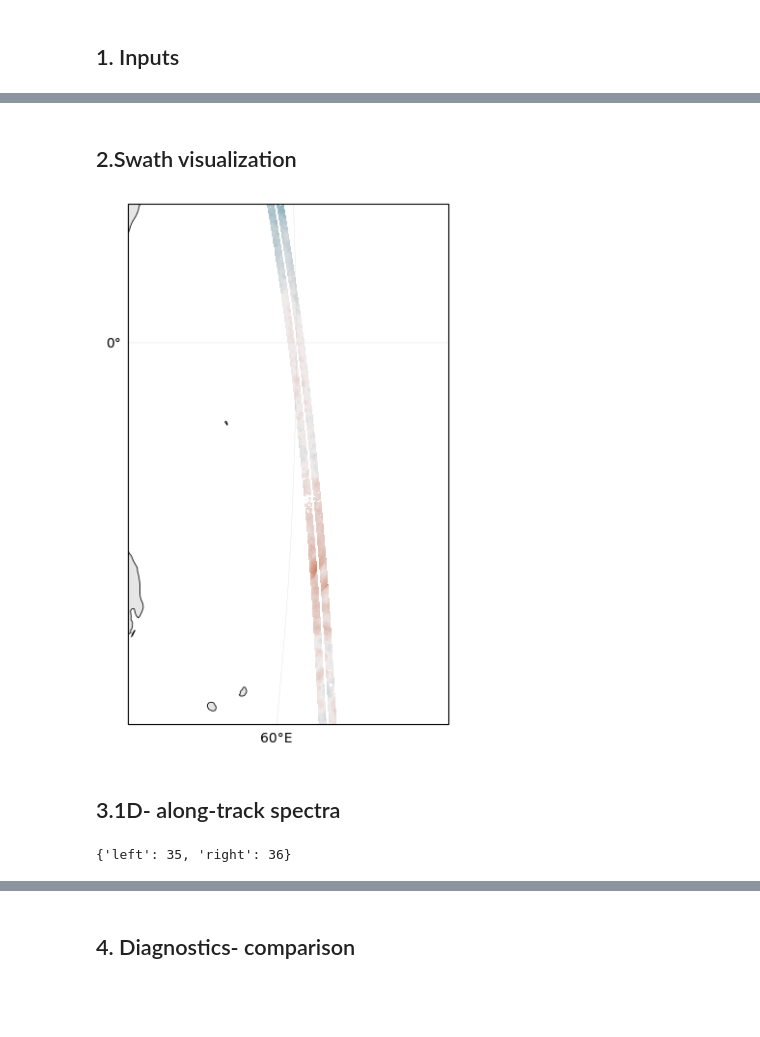
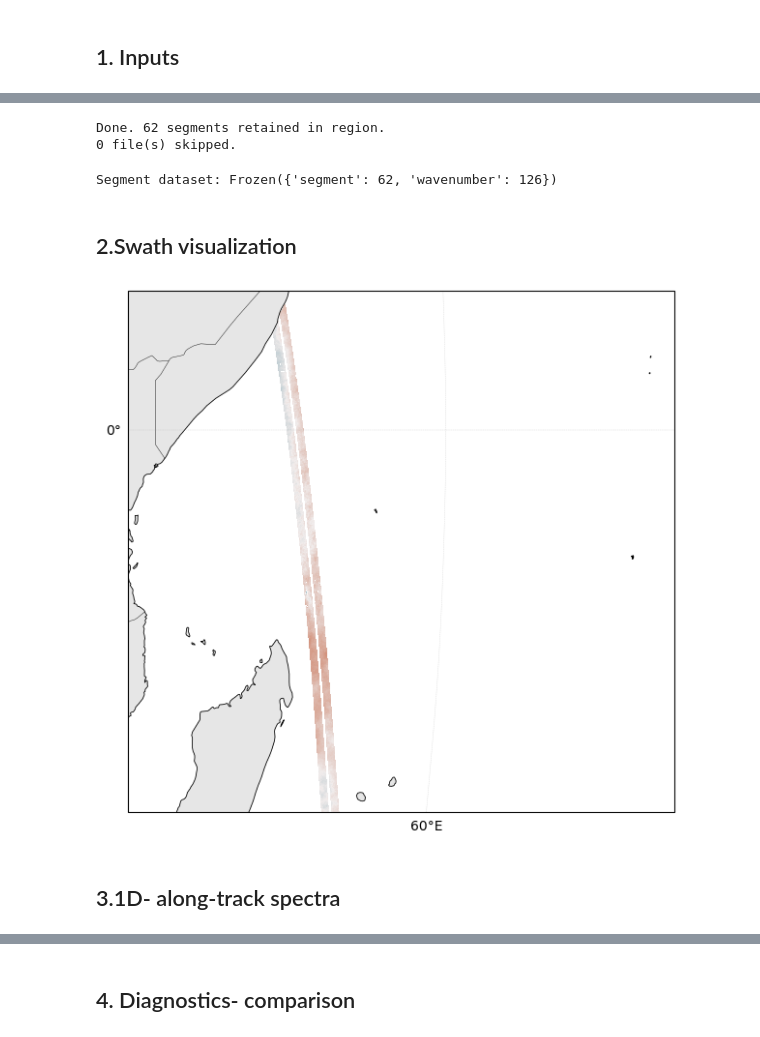
Before and after one commit to zcasparco/SWOT_UHH, a Jupyter notebook: dev/Unsmoothed_to_Expert_aliasing-Copy1.ipynb, the cells around one changed output, grey strips where cells are left out. Cells and saved outputs as stored; diff of their text form; code cells hidden in the pictures; blank space fills up the shorter version.

```diff
--- a/dev/Unsmoothed_to_Expert_aliasing-Copy1.ipynb
+++ b/dev/Unsmoothed_to_Expert_aliasing-Copy1.ipynb
@@ -22,18 +24,48 @@ from swot_analysis import load_swot_l2_expert,load_swot_l2_unsmoothed
 # %%
 # ── Files ──────────────────────────────────────────────────────────────────
 DATA_DIR        = '/Volumes/PortableSSD/'
+OUTPUT_DIR = None
+
 if False:
     EXPERT_FILE     = 'SWOT_L2_LR_Expert_013_344_mascarene_test.nc'
     UNSMOOTHED_FILE = 'SWOT_L2_LR_Unsmoothed_013_344_mascarene_test.nc'
+if False:
+    EXPERT_FILE     = 'SWOT_L2_LR_Expert_023_344_mascarene_test.nc'
+    UNSMOOTHED_FILE = 'SWOT_L2_LR_Unsmoothed_023_344_mascarene_test.nc'
+
 if True:
-    EXPERT_FILE     = 'SWOT_L2_LR_Expert_023_344_mascarene_test2.nc'
-    UNSMOOTHED_FILE = 'SWOT_L2_LR_Unsmoothed_023_344_mascarene_test2.nc'
+    EXPERT_FILE     = 'SWOT_L2_LR_Expert_024_456_mascarene_test.nc'
+    UNSMOOTHED_FILE = 'SWOT_L2_LR_Unsmoothed_024_456_mascarene_test.nc'
+
+if False:
+    EXPERT_FILE     = 'SWOT_L2_LR_Expert_013_505_amazon_test.nc'
+    UNSMOOTHED_FILE = 'SWOT_L2_LR_Unsmoothed_013_505_amazon_test.nc'
+
+if False:
+    EXPERT_FILE     = 'SWOT_L2_LR_Expert_023_561_amazon_test.nc'
+    UNSMOOTHED_FILE = 'SWOT_L2_LR_Unsmoothed_023_561_amazon_test.nc'
+
+if False:
+    EXPERT_FILE     = 'SWOT_L2_LR_Expert_024_477_amazon_test.nc'
+    UNSMOOTHED_FILE = 'SWOT_L2_LR_Unsmoothed_013_505_amazon_test.nc'
 
 # ── Spectral parameters ───────────────────────────────────────────────────────
 SEGMENT_LENGTH_KM = 500.0
 OVERLAP           = 0.5
-MAX_GAP_FRACTION  = 0.25
+MAX_NAN_FRACTION = 0.15
+MAX_GAP_FRACTION = 0.1
+
+N_TAPS = 17
+MAX_GAP_KM = 75.0
 DETREND = 'constant'
+
+# ── Grid parameters ───────────────────────────────────────────────────────
+DX1_NATIVE_KM = 0.25
+DX2_NATIVE_KM = 0.25
+
+DX1_EXPERT_KM = 2.0
+DX2_EXPERT_KM = 2.0
+
 # ── Box size ──────────────────────────────────────────────────────────────────
 LAT_MIN, LAT_MAX, LON_MIN, LON_MAX = -60.0,60.0, 0.0, 360.0
 BOX_DEG = 10.0
@@ -41,3 +73,4 @@ BOX_DEG = 10.0
 # ── Expert-product variable names ─────────────────────────────────────────────
 SSH_VAR = 'ssha_karin_2'
 HRET    = False   # add internal tide correction (height_cor_xover + internal_tide_hret)
+FULL_DIRECT = True
@@ -857,32 +394,60 @@ right_expert = split_left_right_swaths(data_expert['cross_track_distance'])[1]
+# %%
+all_segments_ex, wavenumber, wavenumber_2d, skipped = [], None, None, []
+name, payload, wk, wk2 = result_ex          # <-- now 4 values
+if isinstance(payload, str):
+    skipped.append((name, payload))
+else:
+    all_segments_ex.extend(payload)
+    if wavenumber is None and wk is not None:
+         wavenumber = wk
+    if wavenumber_2d is None and wk2 is not None:
+        wavenumber_2d = wk2
+
+print(f'\nDone. {len(all_segments_ex)} segments retained in region.')
+print(f'{len(skipped)} file(s) skipped.')
+# %% [output]
+Done. 62 segments retained in region.
+0 file(s) skipped.
+# %%
+if not all_segments_ex:
+    raise RuntimeError('No segments retained — check region bounds, '
+                        'file pattern, and SSH variable name.')
+
+ds_segments_expert = segments_to_dataset(all_segments_ex, wavenumber,wavenumber_2d, cross_track_integrated = False)
+print(f'Segment dataset: {ds_segments_expert.sizes}')
+# %% [output]
+Segment dataset: Frozen({'segment': 62, 'wavenumber': 126})
 # %% [markdown]
 ## 2.Swath visualization
 # %%
 import cartopy.crs as ccrs
 import cartopy.feature as cfeature
 import matplotlib.ticker as mticker
 import cmocean
 fig,ax = plt.subplots(figsize=(14,7),subplot_kw={'projection':ccrs.Robinson()})
 ax.set_global()
 ax.add_feature(cfeature.LAND,facecolor="0.9",edgecolor="none")
 ax.add_feature(cfeature.COASTLINE,linewidth=0.6)
 ax.add_feature(cfeature.BORDERS,linewidth=0.3)
 gl = ax.gridlines(draw_labels=True,linewidth=0.3,linestyle="--",alpha=0.5)
 
 gl.top_labels = False
 gl.right_labels = False
 
 gl.xlocator = mticker.FixedLocator(np.arange(-180, 181, 60))
 gl.ylocator = mticker.FixedLocator(np.arange(-60, 61, 30))
 
 gl.xlabel_style = {"size": 10,"color": "black",}
 
 gl.ylabel_style = {"size": 10,"color": "black",}
 
 sc = ax.pcolormesh(data_expert['longitude'], data_expert['latitude'], data_expert['ssha'], transform=ccrs.PlateCarree(),
                    cmap=cmocean.cm.balance, vmin = -1, vmax=1)
-ax.set_extent([50,70,-22,8], crs=ccrs.PlateCarree())
+#ax.scatter(-40,10, transform=ccrs.PlateCarree())
+#ax.set_extent([-50,-35,-5,15], crs=ccrs.PlateCarree()) #Amazon
+ax.set_extent([40,75,-22,8], crs=ccrs.PlateCarree()) # Mascarene
 plt.show()
 # %% [output]
-[figure, old version]
+[figure, new version]
 # %% [markdown]
 ## 3.1D- along-track spectra
@@ -938,8 +453,0 @@ all_segments_unsmooth, wavenumber_un = processed_unsmooth
-# %%
-center_lats_by_swath = {
-    swath: np.array([s.lat_mean for s in all_segments_unsmooth if s.swath == swath])
-    for swath in ('left', 'right')
-}
-{swath: len(v) for swath, v in center_lats_by_swath.items()}
-# %% [output]
-{'left': 35, 'right': 36}
```
Also changed, not shown: parts of 50 cells of this notebook, 4 other files.
